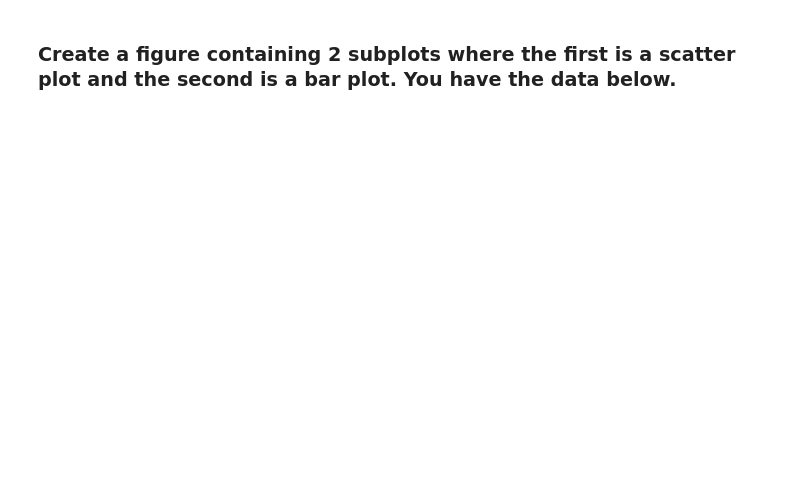
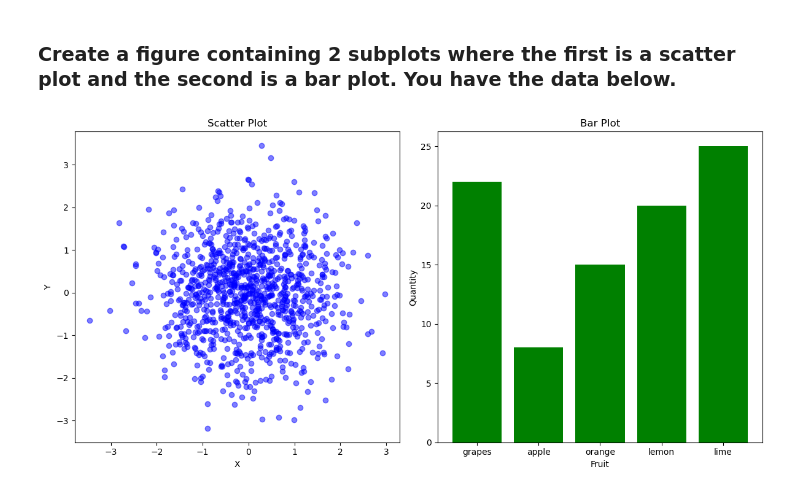
Before and after one commit to ManaInfectedRP/Skola_Python, a Jupyter notebook: Python/Scripts/Script_Skola_Plugins/02_matplotlib.ipynb, the cells around one changed output. Saved outputs shown, nothing was run; the diff lists cells and outputs as text; code cells hidden in the pictures; blank space fills up the shorter version.

```diff
--- a/Python/Scripts/Script_Skola_Plugins/02_matplotlib.ipynb
+++ b/Python/Scripts/Script_Skola_Plugins/02_matplotlib.ipynb
@@ -26,3 +75,26 @@ y = x**2
 fruit_data = {'grapes': 22, 'apple': 8, 'orange': 15, 'lemon': 20, 'lime': 25}
 names = list(fruit_data.keys())
 values = list(fruit_data.values())
+# %%
+# Create a figure with 2 subplots
+fig, axs = plt.subplots(1, 2, figsize=(12, 6))  # 1 row, 2 columns
+
+# Scatter plot on the first subplot
+axs[0].scatter(random_data_x, random_data_y, color='blue', alpha=0.5)
+axs[0].set_title('Scatter Plot')
+axs[0].set_xlabel('X')
+axs[0].set_ylabel('Y')
+
+# Bar plot on the second subplot
+axs[1].bar(names, values, color='green')
+axs[1].set_title('Bar Plot')
+axs[1].set_xlabel('Fruit')
+axs[1].set_ylabel('Quantity')
+
+# Adjust layout to prevent overlap
+plt.tight_layout()
+
+# Show the plot
+plt.show()
+# %% [output]
+[figure, added]
```
Also changed, not shown: parts of 6 cells of this notebook.
